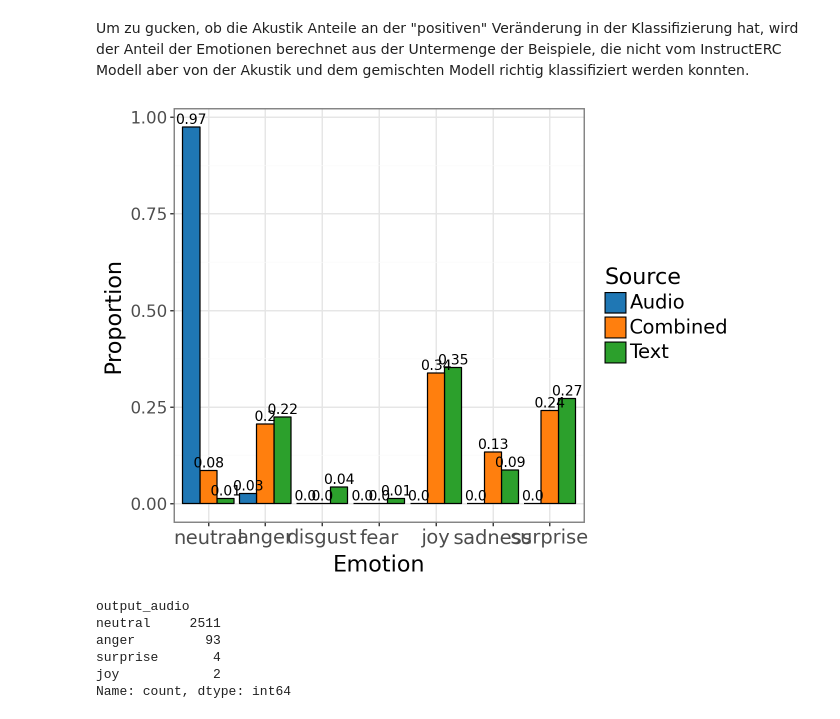
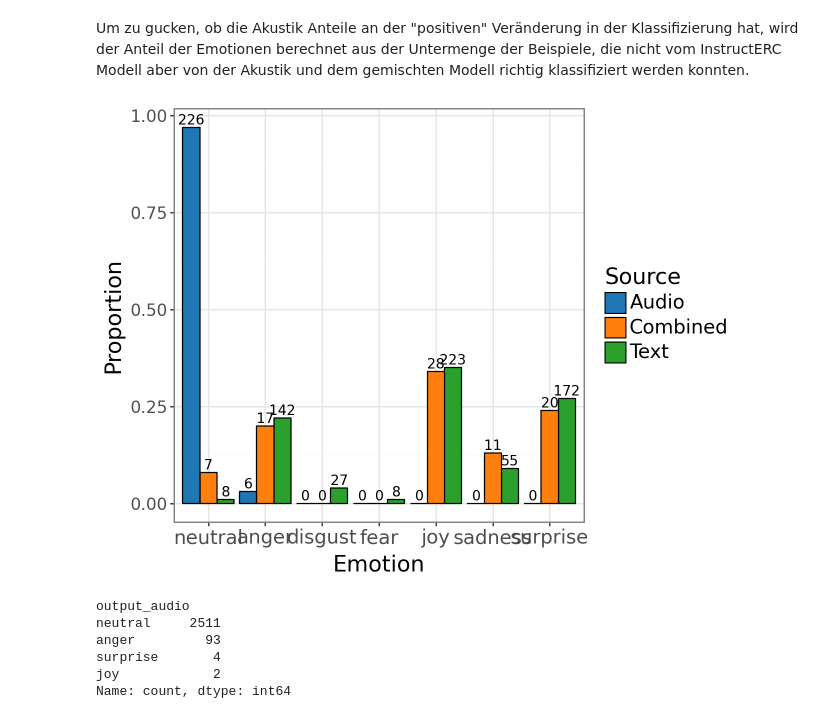
Before and after one commit to HenFo/Masterarbeit, a Jupyter notebook: analysis/mm_models/fusion_meld.ipynb, the cells around one changed output. Cells and saved outputs as stored; diff of their text form; code cells hidden in the pictures.

```diff
--- a/analysis/mm_models/fusion_meld.ipynb
+++ b/analysis/mm_models/fusion_meld.ipynb
@@ -385,18 +385,18 @@ correct_by_model_only = df[
 
 
 proportions = correct_by_model_and_audio_but_not_text.value_counts(
-    "target", normalize=True
+    "target", normalize=False
 ).to_frame(name="Audio")
 proportions = (
     proportions.merge(
         correct_by_model_and_text_but_not_audio.value_counts(
-            "target", normalize=True
+            "target", normalize=False
         ).to_frame(name="Text"),
         how="outer",
         on="target",
     )
     .merge(
-        correct_by_model_only.value_counts("target", normalize=True).to_frame(
+        correct_by_model_only.value_counts("target", normalize=False).to_frame(
             name="Combined"
         ),
         how="outer",
@@ -404,14 +404,23 @@ proportions = (
     )
     .reset_index()
 )
+
+
+
 proportions = proportions.melt(
     id_vars="target",
     value_vars=["Audio", "Text", "Combined"],
     var_name="source",
-    value_name="proportion",
+    value_name="value",
 )
 
-proportions["proportion"] = proportions["proportion"].fillna(0.0)
+proportions["value"] = proportions["value"].fillna(0).astype(int)
+proportions["proportion"] = proportions.groupby("source")["value"].transform(
+    lambda x: round(x / x.sum(), 2)
+)
+
+
+
 proportions["target"] = pd.Categorical(
     proportions["target"],
     categories=proportions[proportions["source"] == "Audio"].sort_values(
@@ -419,35 +428,35 @@ proportions["target"] = pd.Categorical(
     )["target"],
 )
 
 
 p = (
     ggplot(proportions, aes(x="factor(target)", y="proportion", fill="source"))
     + geom_col(position="dodge", color="black")
     + geom_text(
-        aes(label="round(proportion, 2)"),
+        aes(label="value"),
         va="bottom",
         position=position_dodge(0.9),
         size=10,
     )
     + ylab("Proportion")
     + xlab("Emotion")
     + labs(fill="Source")
     + theme_bw()
     + theme(
         axis_text_x=element_text(size=14),
         axis_text_y=element_text(size=12),
         axis_title=element_text(size=16),
         legend_text=element_text(size=14),
         legend_title=element_text(size=16),
     )
     + scale_fill_manual(values=["#1f77b4", "#ff7f0e", "#2ca02c"])
 )
 
 p.show()
 p.save("images/fusion_meld_proportions.png", width=10, height=5)
 # proportions
 # %% [output]
-[figure, old version]
+[figure, new version]
 # %%
 df["output_audio"].value_counts()
 # %% [output]
```
Also changed, not shown: parts of 1 cell of this notebook, 19 other files.
